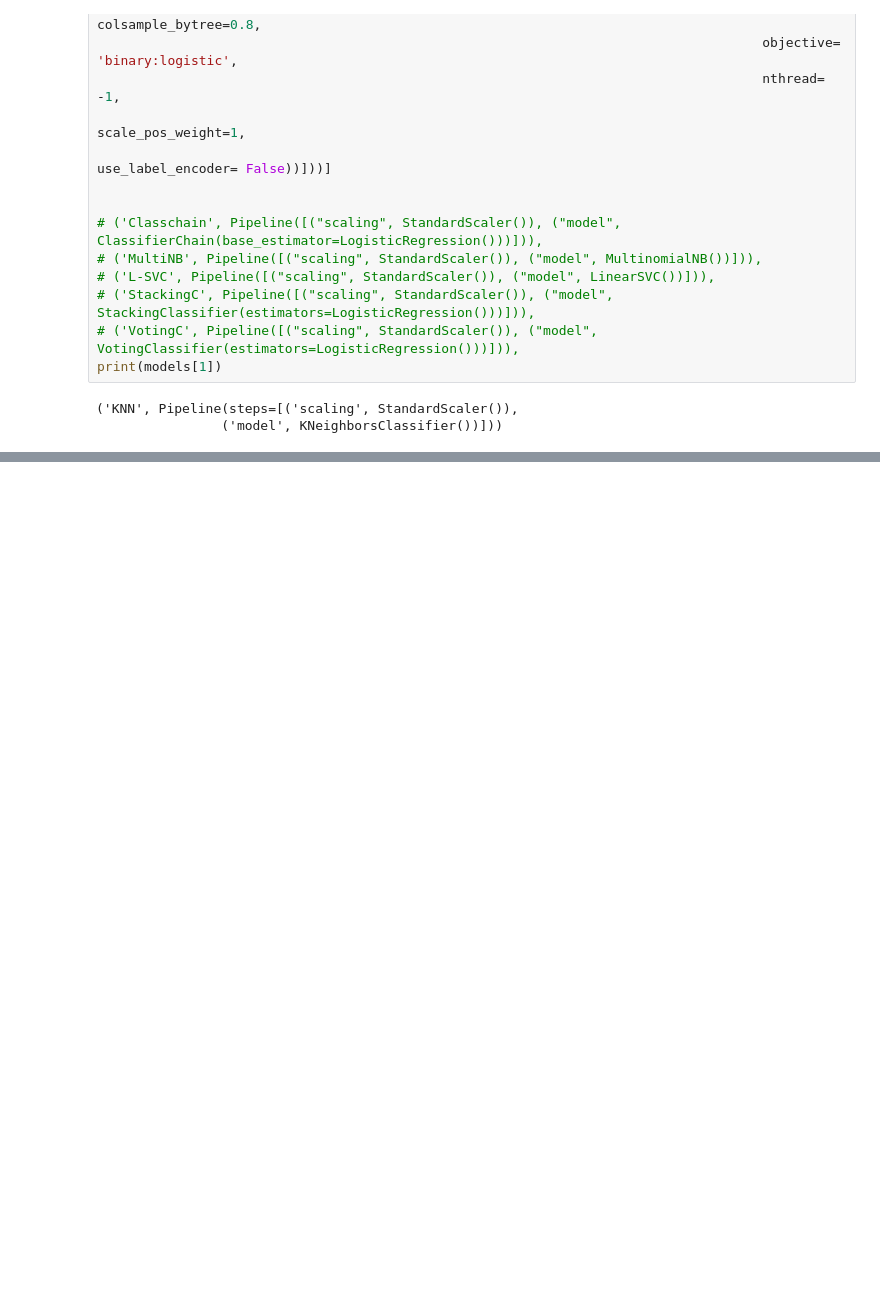
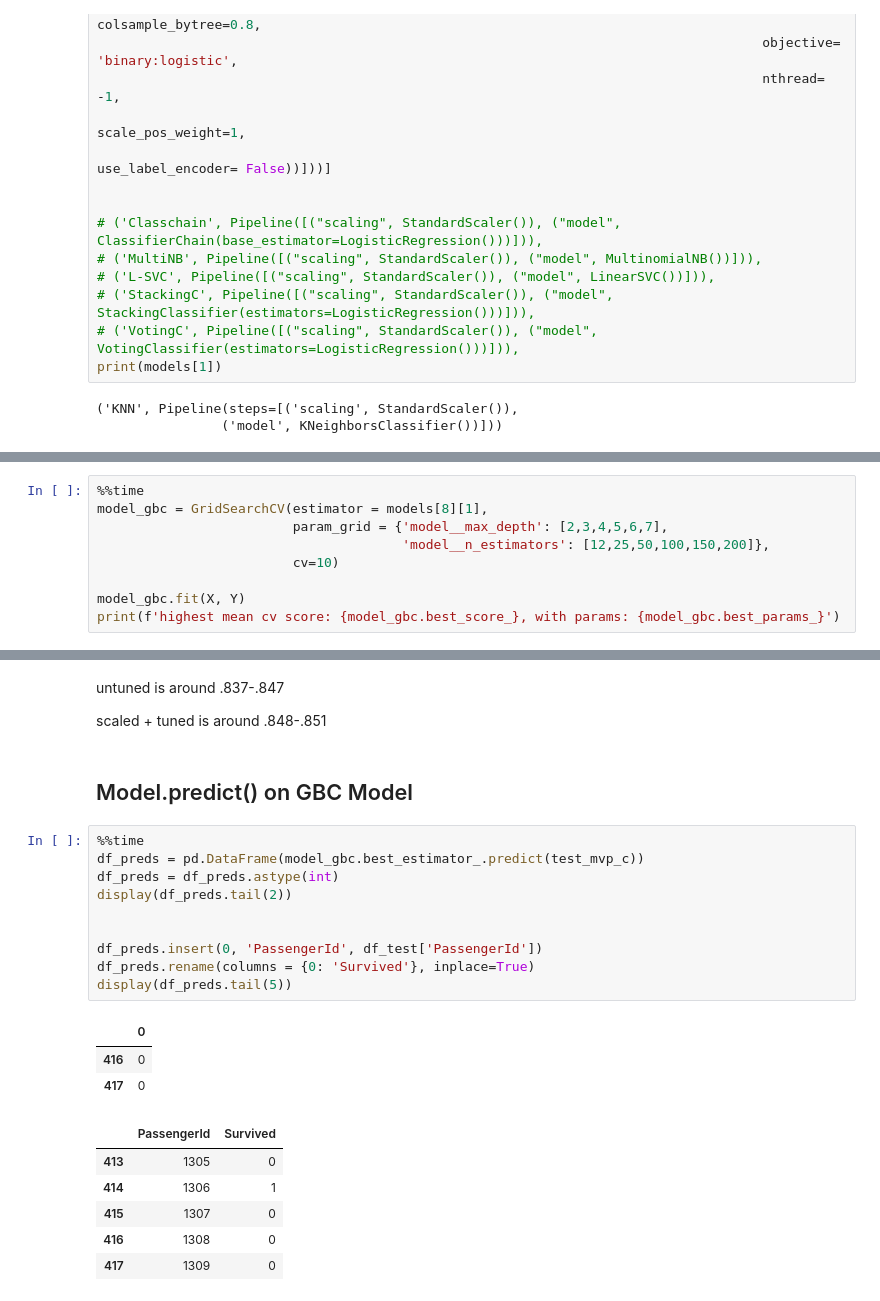
Before and after one commit to ggomp2885/Kaggle_Competitions, a Jupyter notebook: titanic_classification/training.ipynb, the cells around one changed output, grey strips where cells are left out. Cells and saved outputs as stored; diff of their text form; blank space fills up the shorter version.

```diff
--- a/titanic_classification/training.ipynb
+++ b/titanic_classification/training.ipynb
@@ -99,0 +212,9 @@ print(models[1])
+# %%
+%%time
+model_gbc = GridSearchCV(estimator = models[8][1],
+                         param_grid = {'model__max_depth': [2,3,4,5,6,7],
+                                       'model__n_estimators': [12,25,50,100,150,200]},
+                         cv=10)
+
+model_gbc.fit(X, Y)
+print(f'highest mean cv score: {model_gbc.best_score_}, with params: {model_gbc.best_params_}')
@@ -99,0 +350,26 @@ print(models[1])
+# %% [markdown]
+untuned is around .837-.847
+
+scaled + tuned is around .848-.851
+# %% [markdown]
+## Model.predict() on GBC Model
+# %%
+%%time
+df_preds = pd.DataFrame(model_gbc.best_estimator_.predict(test_mvp_c))
+df_preds = df_preds.astype(int)
+display(df_preds.tail(2))
+
+
+df_preds.insert(0, 'PassengerId', df_test['PassengerId'])
+df_preds.rename(columns = {0: 'Survived'}, inplace=True)
+display(df_preds.tail(5))
+# %% [output]
+|  | 0 |
+| 416 | 0 |
+| 417 | 0 |
+|  | PassengerId | Survived |
+| 413 | 1305 | 0 |
+| 414 | 1306 | 1 |
+| 415 | 1307 | 0 |
+| 416 | 1308 | 0 |
+| 417 | 1309 | 0 |
```
Also changed, not shown: parts of 32 cells of this notebook, 1 other file.
